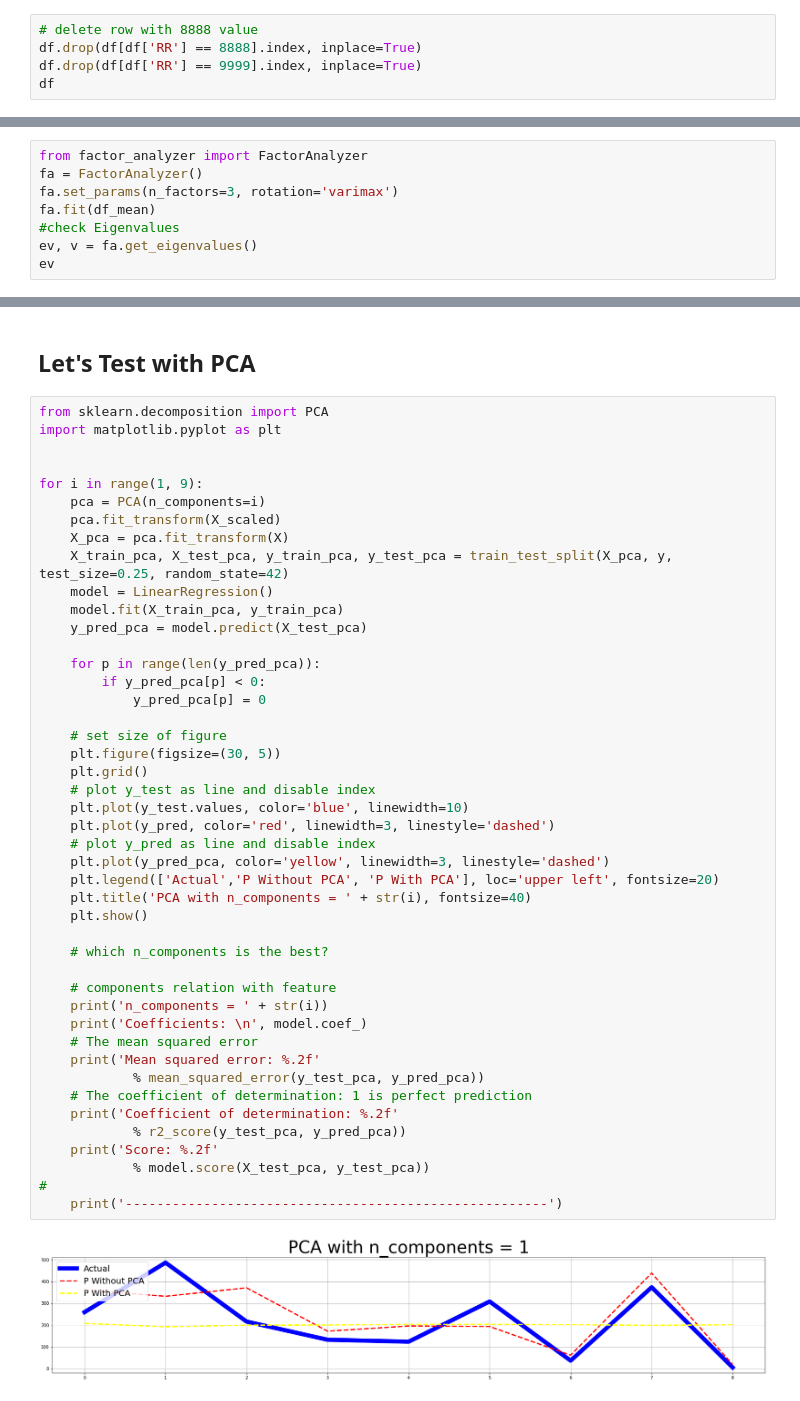
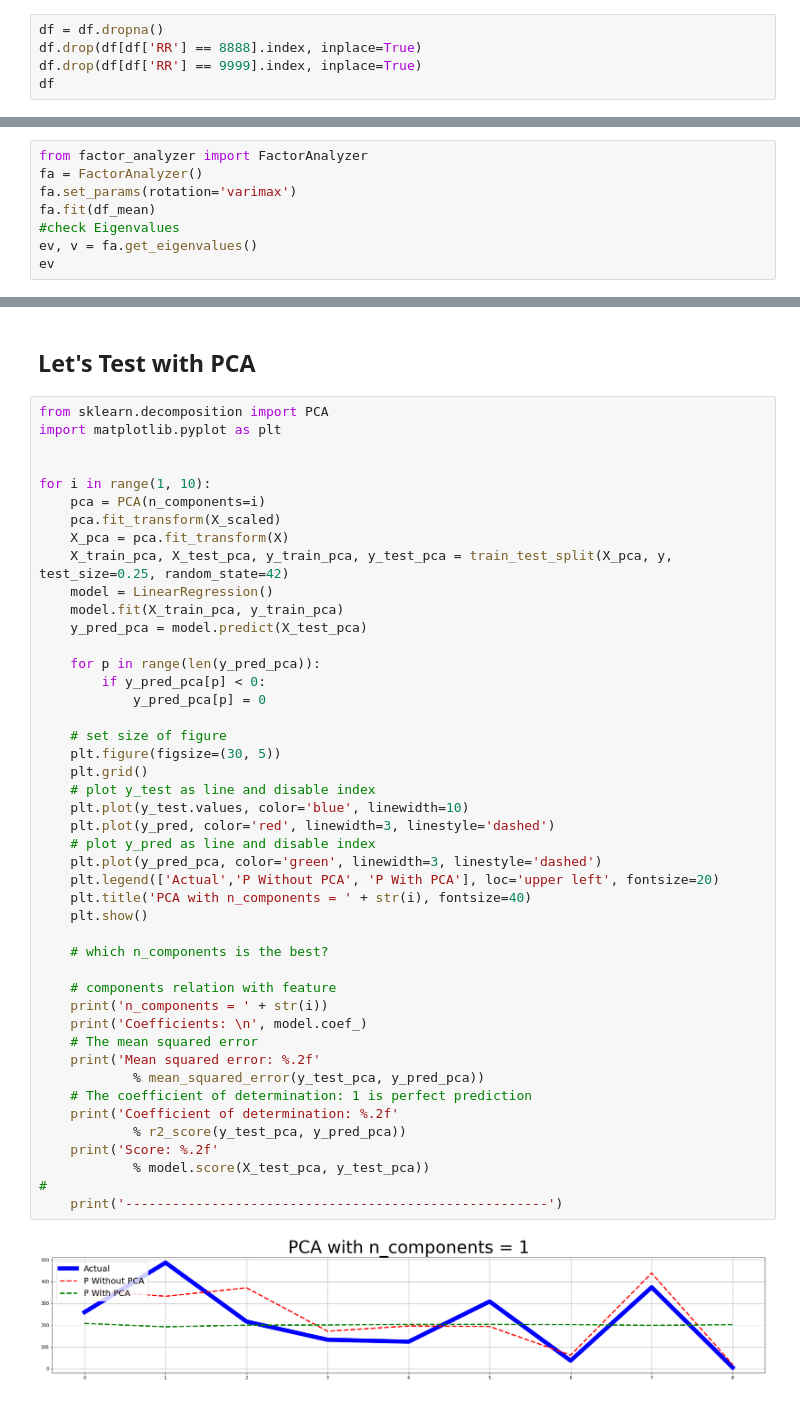
Before and after one commit to rachyharkov/pca-climate-data, a Jupyter notebook: notebook.ipynb, the cells around one changed output, grey strips where cells are left out. Drawn from its saved outputs; the diff is of its cells as text.

```diff
--- a/notebook.ipynb
+++ b/notebook.ipynb
@@ -72,7 +72,7 @@ df.describe()
 | 75% | 21.100000 | 29.800000 | 24.700000 | 84.000000 | 9.900000 | 8.000000 | 5.000000 | 170.000000 | 2.000000 |
 | max | 23.400000 | 32.000000 | 26.900000 | 96.000000 | 8888.000000 | 11.000000 | 10.000000 | 360.000000 | 5.000000 |
 # %%
-# delete row with 8888 value
+df = df.dropna()
 df.drop(df[df['RR'] == 8888].index, inplace=True)
 df.drop(df[df['RR'] == 9999].index, inplace=True)
 df
@@ -204,7 +211,7 @@ KMO > 0.5, suitable for factor analysis
 # %%
 from factor_analyzer import FactorAnalyzer
 fa = FactorAnalyzer()
-fa.set_params(n_factors=3, rotation='varimax')
+fa.set_params(rotation='varimax')
 fa.fit(df_mean)
 #check Eigenvalues
 ev, v = fa.get_eigenvalues()
@@ -415,7 +422,7 @@ from sklearn.decomposition import PCA
 import matplotlib.pyplot as plt
 
 
-for i in range(1, 9):
+for i in range(1, 10):
     pca = PCA(n_components=i)
     pca.fit_transform(X_scaled)
     X_pca = pca.fit_transform(X)
@@ -428,35 +435,35 @@ for i in range(1, 9):
         if y_pred_pca[p] < 0:
             y_pred_pca[p] = 0
 
     # set size of figure
     plt.figure(figsize=(30, 5))
     plt.grid()
     # plot y_test as line and disable index
     plt.plot(y_test.values, color='blue', linewidth=10)
     plt.plot(y_pred, color='red', linewidth=3, linestyle='dashed')
     # plot y_pred as line and disable index
-    plt.plot(y_pred_pca, color='yellow', linewidth=3, linestyle='dashed')
+    plt.plot(y_pred_pca, color='green', linewidth=3, linestyle='dashed')
     plt.legend(['Actual','P Without PCA', 'P With PCA'], loc='upper left', fontsize=20)
     plt.title('PCA with n_components = ' + str(i), fontsize=40)
     plt.show()
 
     # which n_components is the best?
 
     # components relation with feature
     print('n_components = ' + str(i))
     print('Coefficients: \n', model.coef_)
     # The mean squared error
     print('Mean squared error: %.2f'
             % mean_squared_error(y_test_pca, y_pred_pca))
     # The coefficient of determination: 1 is perfect prediction
     print('Coefficient of determination: %.2f'
             % r2_score(y_test_pca, y_pred_pca))
     print('Score: %.2f'
             % model.score(X_test_pca, y_test_pca))
 #
     print('------------------------------------------------------')
 # %% [output]
-[figure, old version]
+[figure, new version]
 n_components = 1
 Coefficients:
  [-0.20444167]
```
Also changed, not shown: parts of 3 cells of this notebook, 1 other file.
